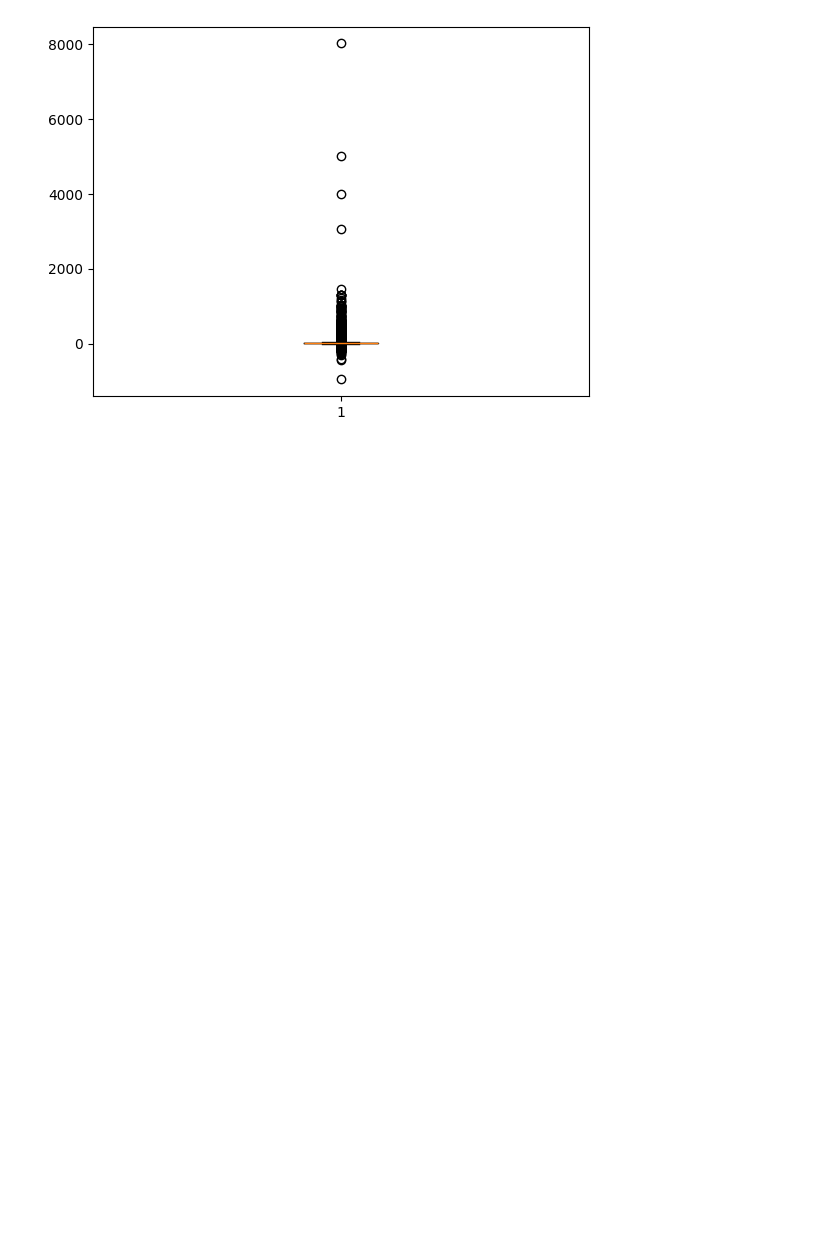
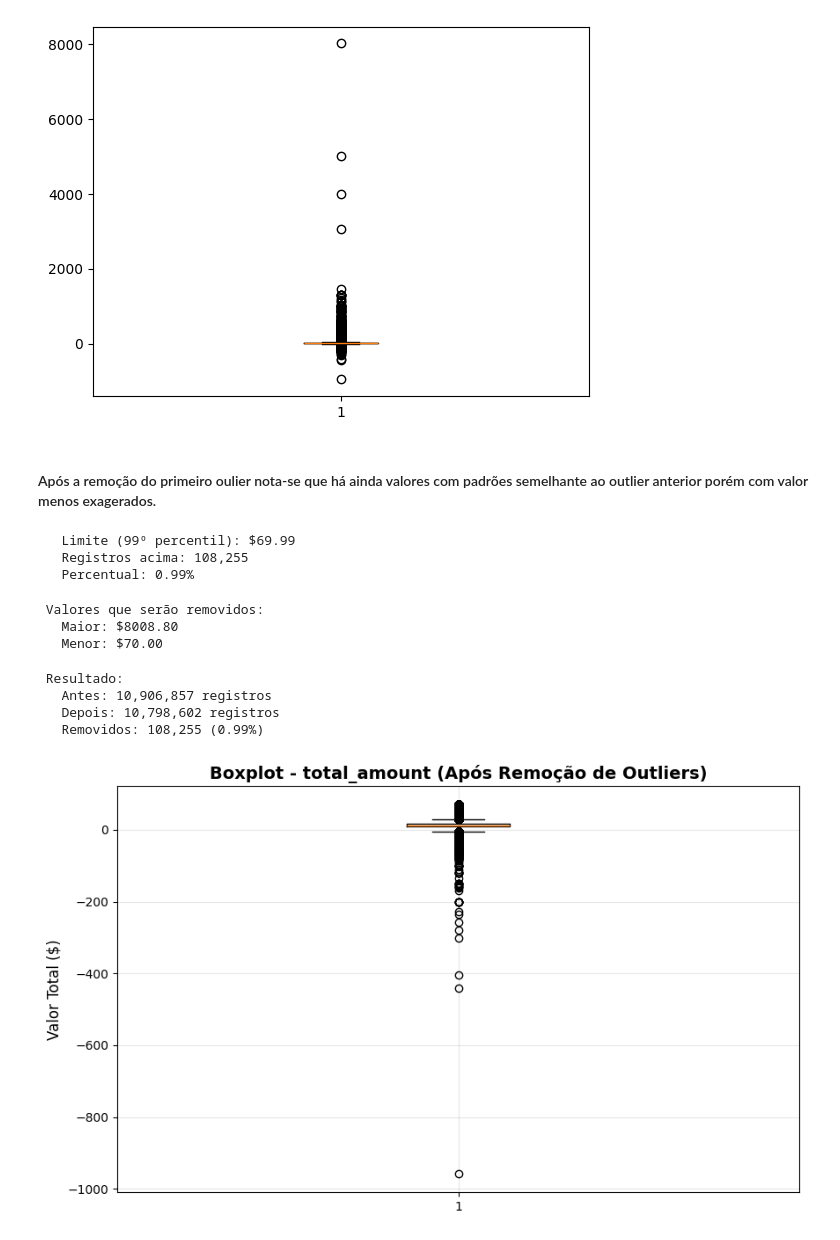
Before and after one commit to viniciuscdemelo/nyc-taxi-data-analysis, a Jupyter notebook: notebooks/01-eda-nyc-taxi.ipynb, the cells around one changed output. Saved outputs shown, nothing was run; the diff lists cells and outputs as text; code cells hidden in the pictures; blank space fills up the shorter version.

Commit message:
Atualiza análise e visualizações

```diff
--- a/notebooks/01-eda-nyc-taxi.ipynb
+++ b/notebooks/01-eda-nyc-taxi.ipynb
@@ -203,3 +203,51 @@ plt.boxplot(df["total_amount"])
  'fliers': [<matplotlib.lines.Line2D at 0x...>],
  'means': []}
 [figure]
+# %% [markdown]
+#### Após a remoção do primeiro oulier nota-se que há ainda valores com padrões semelhante ao outlier anterior porém com valor menos exagerados.
+# %%
+# Armazenar info antes
+registros_antes = len(df)
+
+# Calcular limite (99% dos dados)
+limite = df['total_amount'].quantile(0.99)
+
+print(f"   Limite (99º percentil): ${limite:.2f}")
+print(f"   Registros acima: {len(df[df['total_amount'] > limite]):,}")
+print(f"   Percentual: {(len(df[df['total_amount'] > limite])/len(df)*100):.2f}%")
+# %% [output]
+   Limite (99º percentil): $69.99
+   Registros acima: 108,255
+   Percentual: 0.99%
+# %%
+print(f"\n Valores que serão removidos:")
+outliers_remove = df[df['total_amount'] > limite]['total_amount'].sort_values(ascending=False)
+print(f"   Maior: ${outliers_remove.iloc[0]:.2f}")
+print(f"   Menor: ${outliers_remove.iloc[-1]:.2f}")
+# %% [output]
+ Valores que serão removidos:
+   Maior: $8008.80
+   Menor: $70.00
+# %%
+# Remover
+df = df[df['total_amount'] <= limite]
+# %%
+registros_depois = len(df)
+print(f"\n Resultado:")
+print(f"   Antes: {registros_antes:,} registros")
+print(f"   Depois: {registros_depois:,} registros")
+print(f"   Removidos: {registros_antes - registros_depois:,} ({((registros_antes - registros_depois)/registros_antes*100):.2f}%)")
+# %% [output]
+ Resultado:
+   Antes: 10,906,857 registros
+   Depois: 10,798,602 registros
+   Removidos: 108,255 (0.99%)
+# %%
+plt.figure(figsize=(10, 6))
+plt.boxplot(df['total_amount'])
+plt.title("Boxplot - total_amount (Após Remoção de Outliers)", fontweight='bold', fontsize=14)
+plt.ylabel("Valor Total ($)", fontsize=12)
+plt.grid(True, alpha=0.3)
+plt.show()
+# %% [output]
+[figure, added]
```
Also changed, not shown: parts of 10 cells of this notebook, 3 other files.
